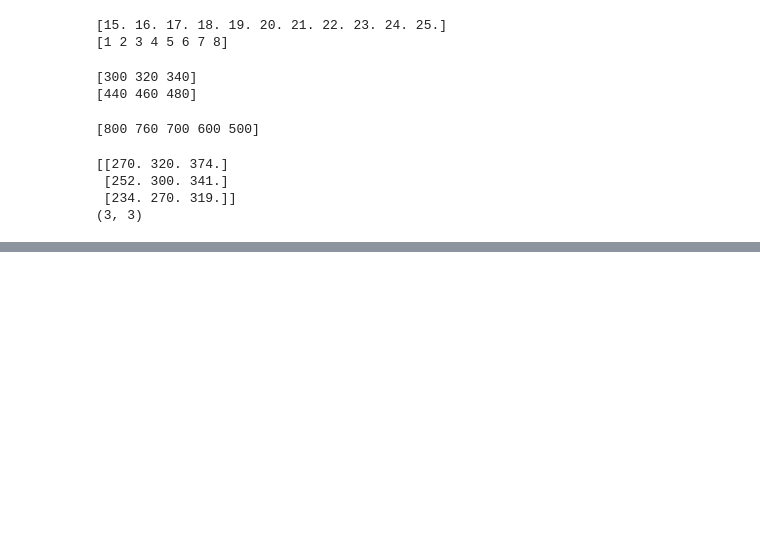
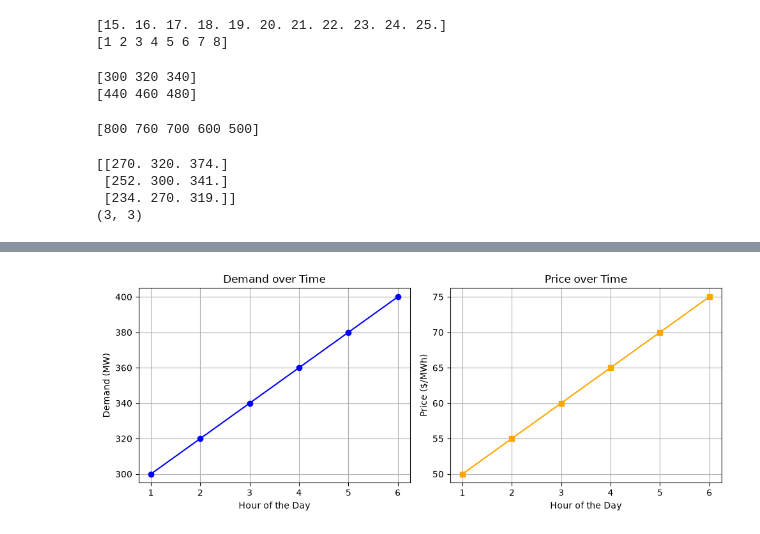
Before and after one commit to ashley-ding/pypsa-lab, a Jupyter notebook: course/02-workshop-numpy.ipynb, the cells around one changed output, grey strips where cells are left out. Drawn from its saved outputs; the diff is of its cells as text; code cells hidden in the pictures; blank space fills up the shorter version.

```diff
--- a/course/02-workshop-numpy.ipynb
+++ b/course/02-workshop-numpy.ipynb
@@ -579,0 +631,34 @@ print(scaled_demand.shape)  # (3, 3)
+# %%
+
+demand = np.array([300, 320, 340, 360, 380, 400])
+price = np.array([50, 55, 60, 65, 70, 75])
+
+hours = np.arange(1, 7)
+
+# create a figure with two subplots (1 row, 2 columns)
+fig, axes = plt.subplots(1, 2, figsize=(10, 4))
+# plt.subplots(nrows, ncols, figsize) creates a figure with a grid of subplots.
+# fig: the entire figure object, which can contain multiple subplots.
+# axes: an array of Axes objects, one for each subplot.
+# axes[0] refers to the first subplot, and axes[1] refers to the second subplot.
+
+# plot demand in the first subplot
+axes[0].plot(hours, demand, marker="o", color="blue")
+axes[0].set_title("Demand over Time")
+axes[0].set_xlabel("Hour of the Day")
+axes[0].set_ylabel("Demand (MW)")
+axes[0].grid(True)
+
+# plot electricity price in the second subplot
+axes[1].plot(hours, price, marker="s", color="orange")
+axes[1].set_title("Price over Time")
+axes[1].set_xlabel("Hour of the Day")
+axes[1].set_ylabel("Price ($/MWh)")
+axes[1].grid(True)
+
+# adjust spacing between subplots
+plt.tight_layout()
+
+plt.show()
+# %% [output]
+[figure, added]
```
Also changed, not shown: parts of 3 cells of this notebook.
